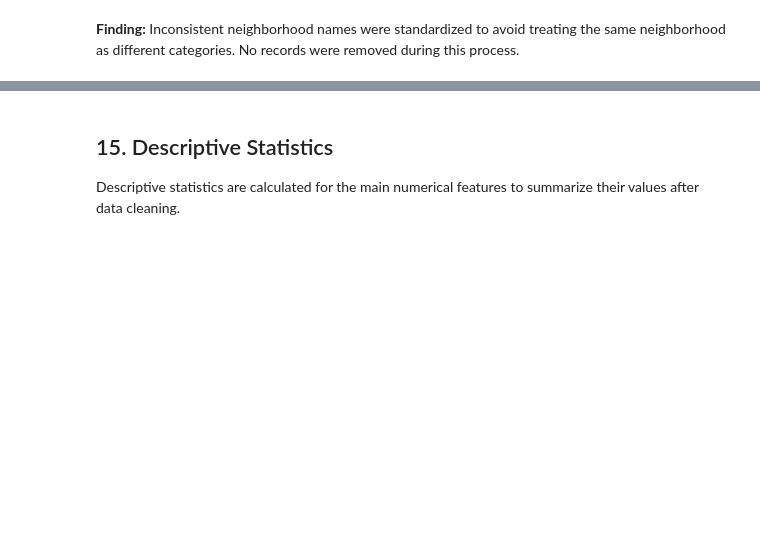
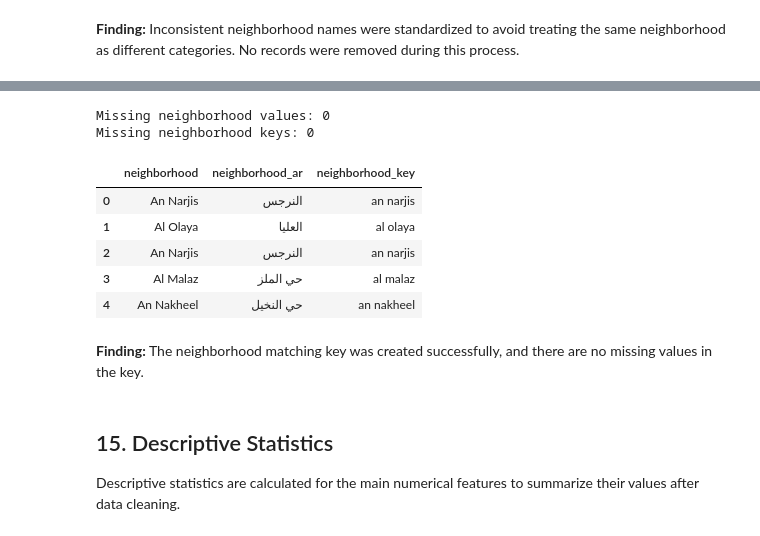
Before and after one commit to 1FATIMAH1/IT362, a Jupyter notebook: Phase2.ipynb, the cells around one changed output, grey strips where cells are left out. Saved outputs shown, nothing was run; the diff lists cells and outputs as text; code cells hidden in the pictures; blank space fills up the shorter version.

```diff
--- a/Phase2.ipynb
+++ b/Phase2.ipynb
@@ -334,3 +341,25 @@ Name: count, dtype: int64
+# %%
+df['neighborhood_key'] = (
+    df['neighborhood']
+    .str.strip()
+    .str.lower()
+)
+
+print("Missing neighborhood values:", df['neighborhood'].isnull().sum())
+print("Missing neighborhood keys:", df['neighborhood_key'].isnull().sum())
+
+df[['neighborhood', 'neighborhood_ar', 'neighborhood_key']].head()
+# %% [output]
+Missing neighborhood values: 0
+Missing neighborhood keys: 0
+|  | neighborhood | neighborhood_ar | neighborhood_key |
+| 0 | An Narjis | النرجس | an narjis |
+| 1 | Al Olaya | العليا | al olaya |
+| 2 | An Narjis | النرجس | an narjis |
+| 3 | Al Malaz | حي الملز | al malaz |
+| 4 | An Nakheel | حي النخيل | an nakheel |
+# %% [markdown]
+**Finding:** The neighborhood matching key was created successfully, and there are no missing values in the key.
 # %% [markdown]
 ## 15. Descriptive Statistics
 
```
Also changed, not shown: parts of 38 cells of this notebook.
